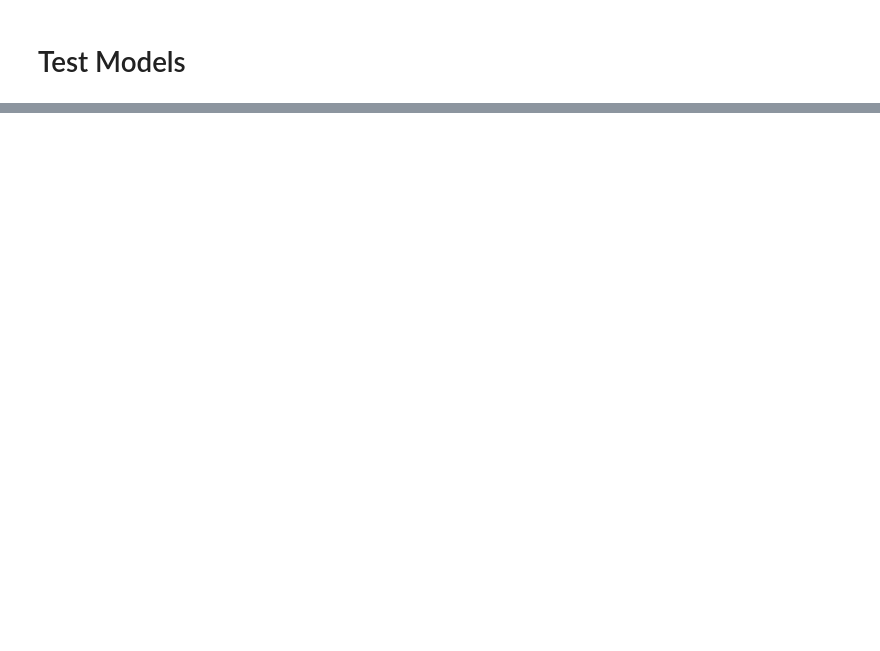
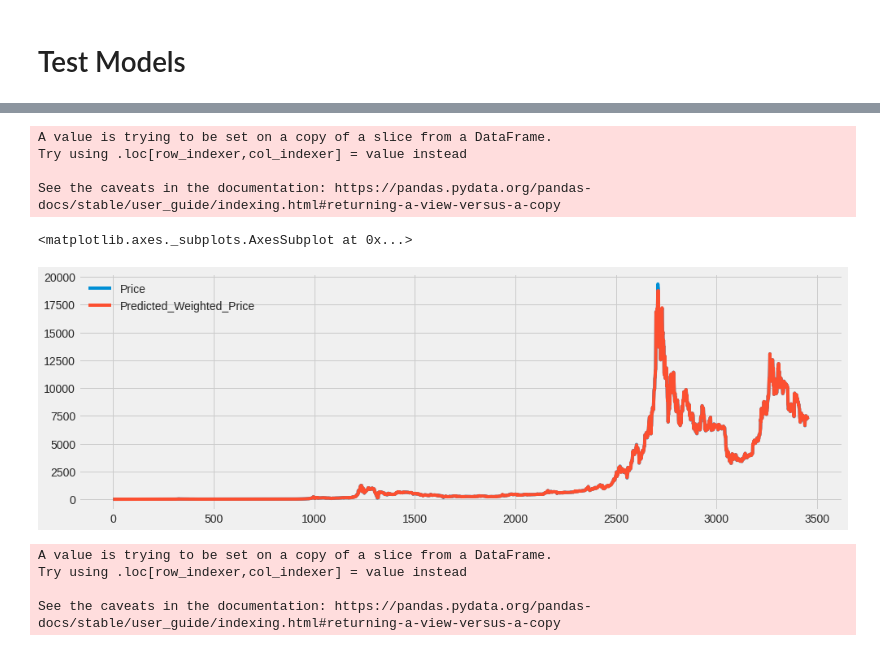
Before and after one commit to MahdyShayesteh/SBU_DataMining_Python, a Jupyter notebook: exercise3_part3.ipynb, the cells around one changed output, grey strips where cells are left out. Cells and saved outputs as stored; diff of their text form; code cells hidden in the pictures; blank space fills up the shorter version.

```diff
--- a/exercise3_part3.ipynb
+++ b/exercise3_part3.ipynb
@@ -171,0 +270,25 @@ print('%.2f ' % (svr_rbf_pred_score),'test score SVR with rbf kernel')
+# %%
+reg = xgb.XGBRegressor()
+# %%
+params={
+ "learning_rate"    : [0.05, 0.10, 0.15, 0.20, 0.25, 0.30],
+ "max_depth"        : [1, 3, 4, 5, 6, 7],
+ "n_estimators"     : [int(x) for x in np.linspace(start=100, stop=2000, num=10)],
+ "min_child_weight" : [int(x) for x in np.arange(3, 15, 1)],
+ "gamma"            : [ 0.0, 0.1, 0.2 , 0.3, 0.4, 0.5, 0.6, 0.7, 0.8, 0.9, 1],
+ "subsample"        : [0.1, 0.2, 0.3, 0.4, 0.5, 0.6, 0.7, 0.8, 0.9, 1],
+ "colsample_bytree" : [0.5, 0.6, 0.7, 0.8, 0.9, 1],
+ "colsample_bylevel": [0.5, 0.6, 0.7, 0.8, 0.9, 1],
+
+}
+# %%
+model  = RandomizedSearchCV(
+                reg,
+                param_distributions=params,
+                n_iter=10,
+                n_jobs=-1,
+                cv=5,
+                verbose=3,
+)
+# %%
+model.fit(X_train, y_train)
@@ -171,0 +334,19 @@ print('%.2f ' % (svr_rbf_pred_score),'test score SVR with rbf kernel')
+# %%
+df_train['Predicted_Weighted_Price'] = model.predict(X_train)
+df_train[['Price','Predicted_Weighted_Price']].plot(figsize=(15, 5))
+# %% [output]
+A value is trying to be set on a copy of a slice from a DataFrame.
+Try using .loc[row_indexer,col_indexer] = value instead
+
+See the caveats in the documentation: https://pandas.pydata.org/pandas-docs/stable/user_guide/indexing.html#returning-a-view-versus-a-copy
+<matplotlib.axes._subplots.AxesSubplot at 0x...>
+[figure, added]
+# %%
+df_valid['Forecast_XGBoost'] = model.predict(X_test)
+
+overall_data = pd.concat([df_train, df_valid], sort=False)
+# %% [output]
+A value is trying to be set on a copy of a slice from a DataFrame.
+Try using .loc[row_indexer,col_indexer] = value instead
+
+See the caveats in the documentation: https://pandas.pydata.org/pandas-docs/stable/user_guide/indexing.html#returning-a-view-versus-a-copy
```
Also changed, not shown: parts of 32 cells of this notebook.
